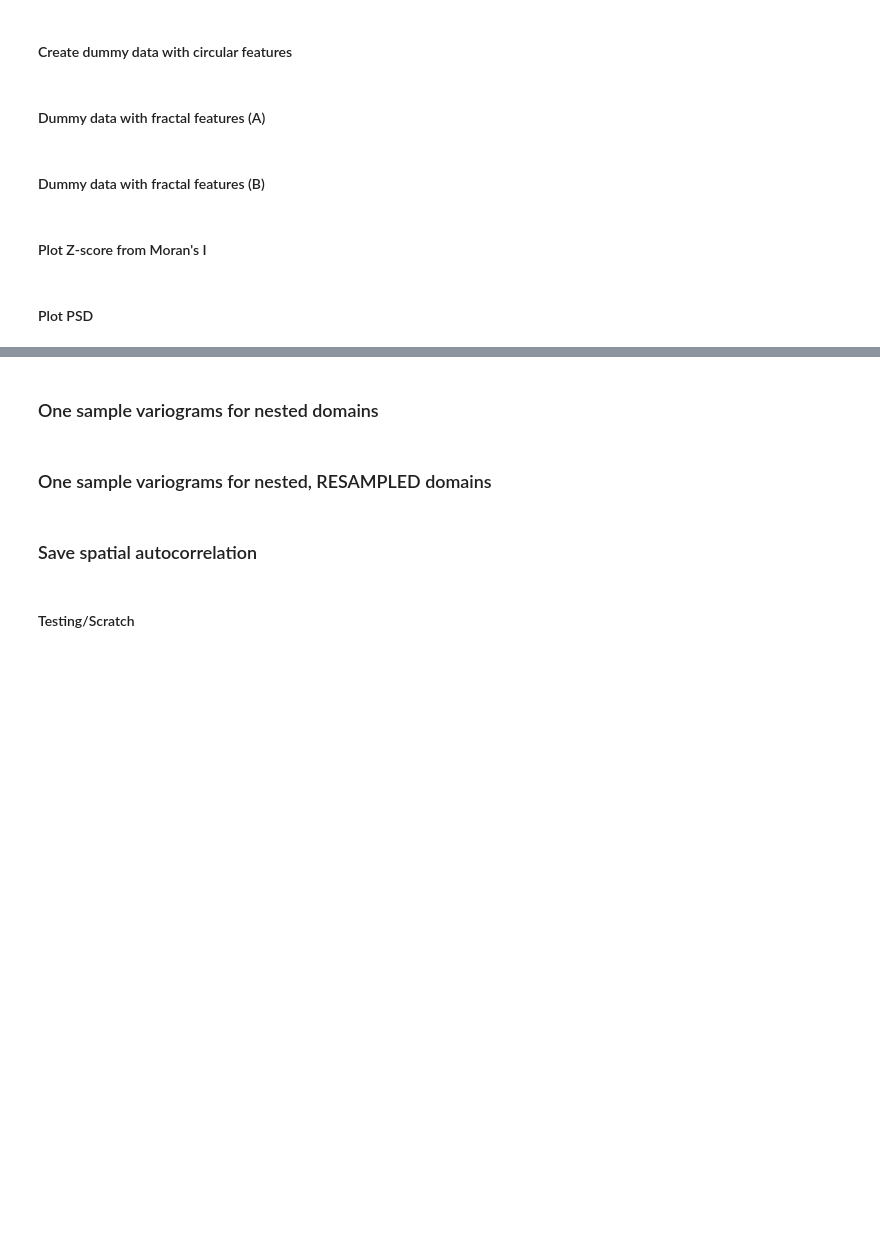
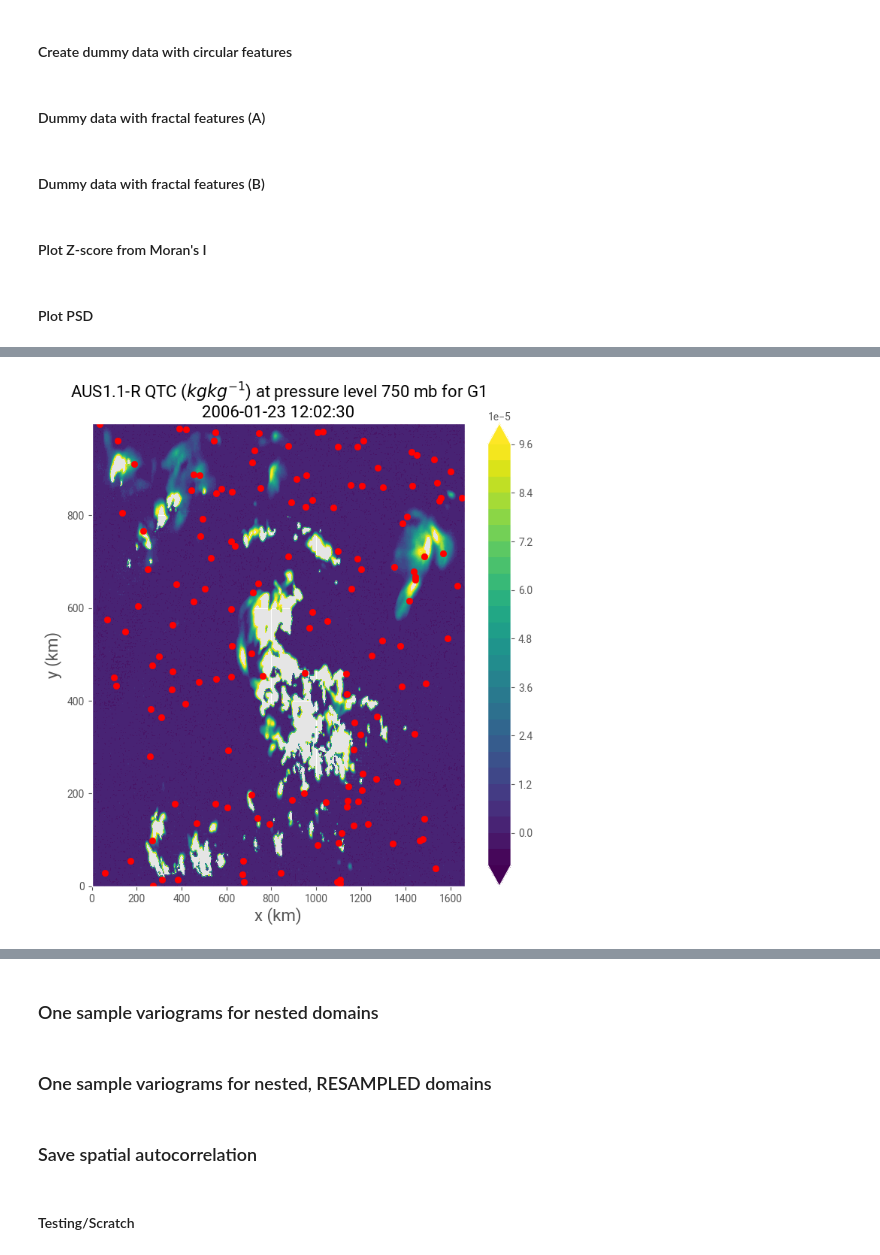
Before and after one commit to itinderjot/model_data_analysis, a Jupyter notebook: INCUS_complete.ipynb, the cells around one changed output, grey strips where cells are left out. Saved outputs shown, nothing was run; the diff lists cells and outputs as text; code cells hidden in the pictures; blank space fills up the shorter version.

```diff
--- a/INCUS_complete.ipynb
+++ b/INCUS_complete.ipynb
@@ -11316,0 +11469,72 @@ getting random coordinates over  storm  points
+# %%
+#%%writefile make_plan_views_RAMS.py
+# make plan views of variables:
+import numpy as np
+import matplotlib.pyplot as plt
+import sys
+import glob
+import os
+from multiprocessing import Pool, cpu_count
+import time
+import h5py
+import hdf5plugin
+import pandas as pd
+import xarray as xr
+from netCDF4 import Dataset
+import cartopy.crs as crs
+import random
+import skgstat as skg
+plt.style.use('ggplot')
+from pprint import pprint
+import seaborn as sns
+import matplotlib.ticker as ticker
+import read_vars_WRF_RAMS
+from scipy.ndimage import gaussian_filter
+import variogram_helper_functions
+
+
+
+simulations=['AUS1.1-R']#PHI1.1-R','PHI2.1-R','WPO1.1-R','BRA1.1-R','DRC1.1-R','AUS1.1-R']
+domain='1'
+variables = [['QTC', 750, 'pressure', '$Theta_{sfc}^{2} (K^{2})$']]#['THETA', 0, 'model', '$Theta_{sfc}^{2} (K^{2})$'],['QV', 0, 'model', '$Qvapor_{sfc}^{2} (kg^{2}kg^{-2})$']]
+
+
+
+for var in variables:
+    for sim in simulations:
+        make_plan_view('middle', var, sim, '1', 150, ['environment',0.000001])
+
+# print('working on domain' ,domain)
+# #Running on the terminal in parallel
+# argument = []
+# for var in variables:
+#     argument = argument + [('middle',var, simulations, domain)]
+
+# print('length of argument is: ',len(argument))
+
+
+# # # ############################### FIRST OF ALL ################################
+# cpu_count1 = 37 #cpu_count()
+# print('number of cpus: ',cpu_count1)
+# # # #############################################################################
+
+# def main(FUNCTION, ARGUMENT):
+#     start_time = time.perf_counter()
+#     with Pool(processes = (cpu_count1-1)) as pool:
+#         data = pool.starmap(FUNCTION, ARGUMENT)
+#     finish_time = time.perf_counter()
+#     print(f"Program finished in {finish_time-start_time} seconds")
+#     #df_all = pd.concat(data, ignore_index=True)
+#     #thermo_indices_data_csv_file = csv_folder+'thermodynamic_indices_' + DOMAIN + '_comb_track_filt_01_02_50_02_sr5017_setpos.csv'
+#     #print('saving thermodynamic indices to the file: ',thermo_indices_data_csv_file)
+#     #df_all.to_csv(thermo_indices_data_csv_file)  # sounding data
+
+# if __name__ == "__main__":
+#     main(make_plan_view, argument)
+
+
+
+
+
+#
+# %% [output]
@@ -11316,0 +11559 @@ getting random coordinates over  storm  points
+[figure, added]
```
Also changed, not shown: parts of 11 cells of this notebook, 3 other files.
